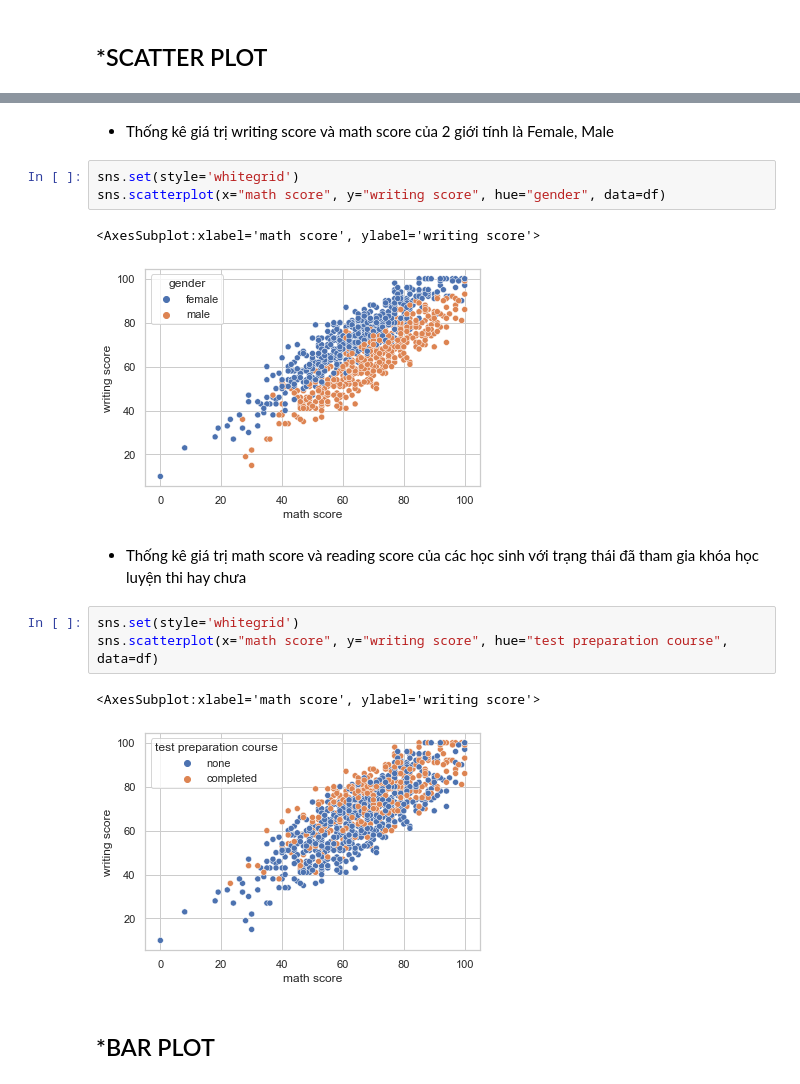
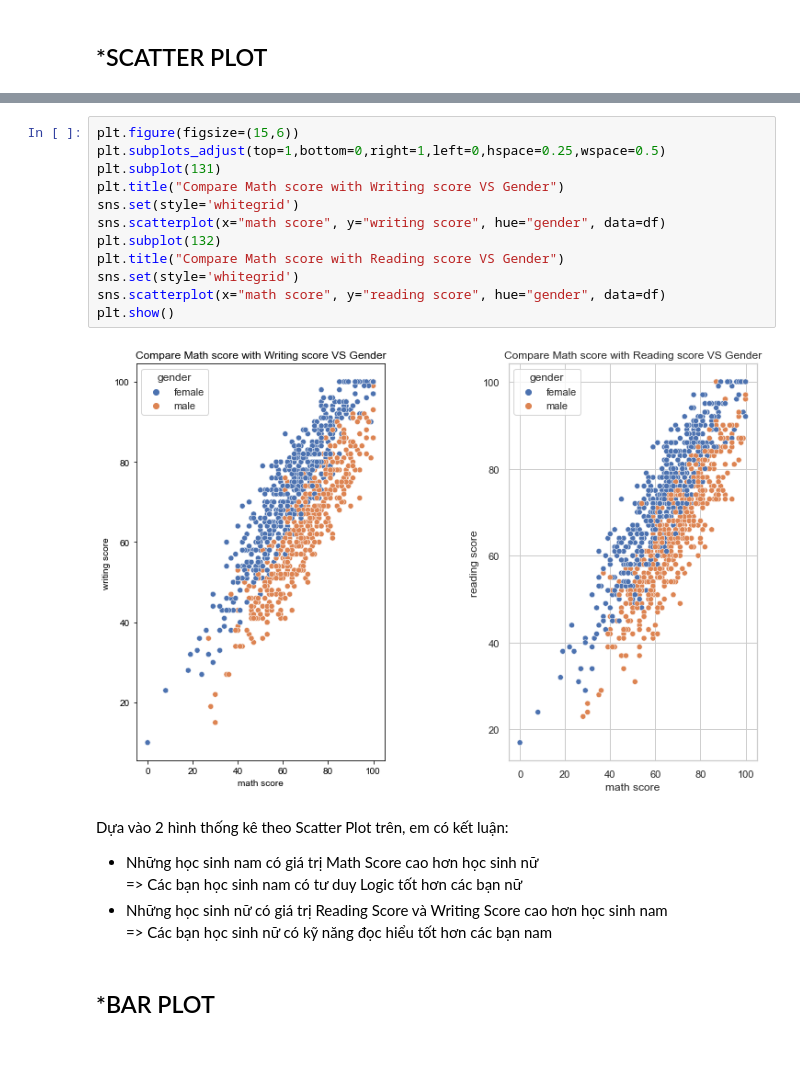
Before and after one commit to Kim-bk/bootstrap-sampling-method, a Jupyter notebook: data_science.ipynb, the cells around one changed output, grey strips where cells are left out. Cells and saved outputs as stored; diff of their text form; blank space fills up the shorter version.

```diff
--- a/data_science.ipynb
+++ b/data_science.ipynb
@@ -149,19 +144,23 @@ sns.scatterplot(x="math score", y="reading score", hue="gender", data=df)
-# %% [markdown]
-- Thống kê giá trị writing score và math score của 2 giới tính là Female, Male
-# %%
-sns.set(style='whitegrid')
-sns.scatterplot(x="math score", y="writing score", hue="gender", data=df)
-# %% [output]
-<AxesSubplot:xlabel='math score', ylabel='writing score'>
-[figure, removed]
-# %% [markdown]
-- Thống kê giá trị math score và reading score của các học sinh với trạng thái đã tham gia khóa học luyện thi hay chưa
-# %%
-sns.set(style='whitegrid')
-sns.scatterplot(x="math score", y="writing score", hue="test preparation course", data=df)
-# %% [output]
-<AxesSubplot:xlabel='math score', ylabel='writing score'>
-[figure, removed]
+# %%
+plt.figure(figsize=(15,6))
+plt.subplots_adjust(top=1,bottom=0,right=1,left=0,hspace=0.25,wspace=0.5)
+plt.subplot(131)
+plt.title("Compare Math score with Writing score VS Gender")
+sns.set(style='whitegrid')
+sns.scatterplot(x="math score", y="writing score", hue="gender", data=df)
+plt.subplot(132)
+plt.title("Compare Math score with Reading score VS Gender")
+sns.set(style='whitegrid')
+sns.scatterplot(x="math score", y="reading score", hue="gender", data=df)
+plt.show()
+# %% [output]
+[figure, added]
+# %% [markdown]
+Dựa vào 2 hình thống kê theo Scatter Plot trên, em có kết luận:
+- Những học sinh nam có giá trị Math Score cao hơn học sinh nữ\
+=> Các bạn học sinh nam có tư duy Logic tốt hơn các bạn nữ
+- Những học sinh nữ có giá trị Reading Score và Writing Score cao hơn học sinh nam\
+=> Các bạn học sinh nữ có kỹ năng đọc hiểu tốt hơn các bạn nam
 # %% [markdown]
 *BAR PLOT
 ----
```
Also changed, not shown: parts of 17 cells of this notebook, 1 other file.
